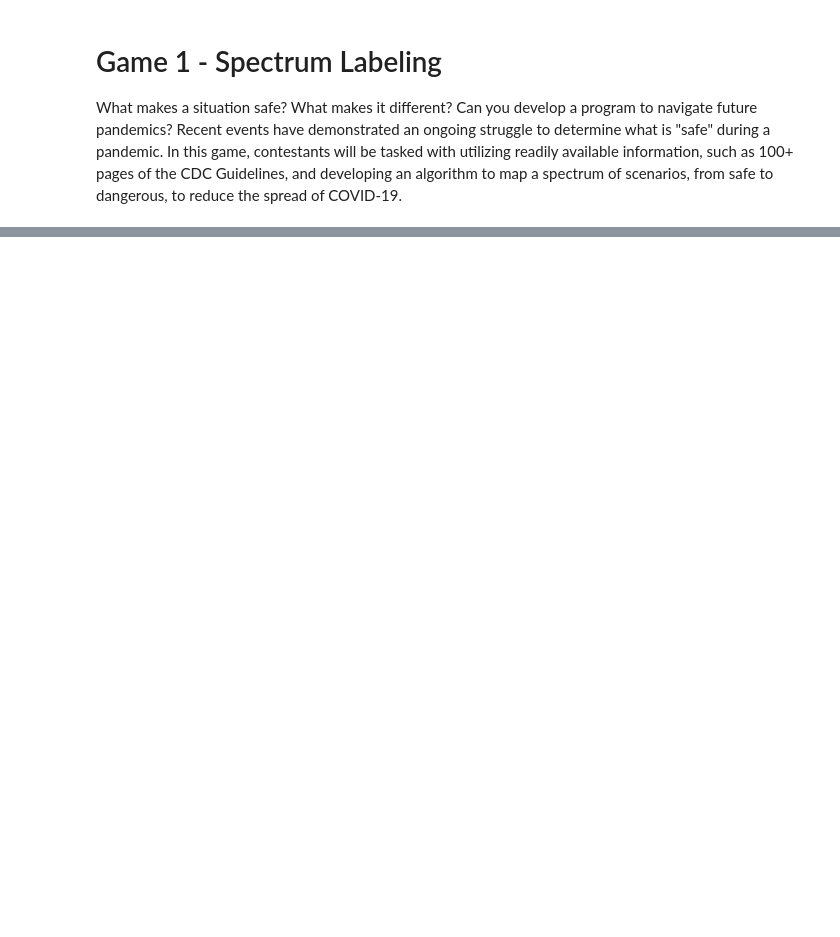
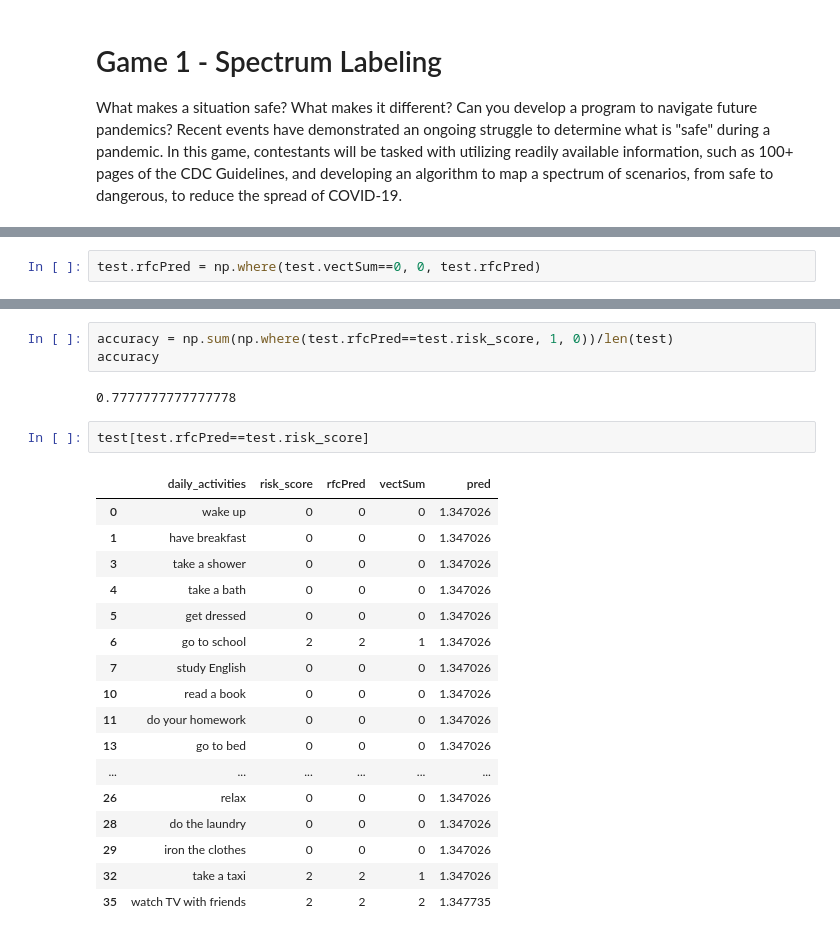
Before and after one commit to fullofentropy/HackTheMachine-1, a Jupyter notebook: game1/Game 1.ipynb, the cells around one changed output, grey strips where cells are left out. Drawn from its saved outputs; the diff is of its cells as text; blank space fills up the shorter version.

```diff
--- a/game1/Game 1.ipynb
+++ b/game1/Game 1.ipynb
@@ -34,0 +283,2 @@ sns.scatterplot(x=a, y=b)
+# %%
+test.rfcPred = np.where(test.vectSum==0, 0, test.rfcPred)
@@ -34,0 +305,25 @@ sns.scatterplot(x=a, y=b)
+# %%
+accuracy = np.sum(np.where(test.rfcPred==test.risk_score, 1, 0))/len(test)
+accuracy
+# %% [output]
+0.7777777777777778
+# %%
+test[test.rfcPred==test.risk_score]
+# %% [output]
+|  | daily_activities | risk_score | rfcPred | vectSum | pred |
+| 0 | wake up | 0 | 0 | 0 | 1.347026 |
+| 1 | have breakfast | 0 | 0 | 0 | 1.347026 |
+| 3 | take a shower | 0 | 0 | 0 | 1.347026 |
+| 4 | take a bath | 0 | 0 | 0 | 1.347026 |
+| 5 | get dressed | 0 | 0 | 0 | 1.347026 |
+| 6 | go to school | 2 | 2 | 1 | 1.347026 |
+| 7 | study English | 0 | 0 | 0 | 1.347026 |
+| 10 | read a book | 0 | 0 | 0 | 1.347026 |
+| 11 | do your homework | 0 | 0 | 0 | 1.347026 |
+| 13 | go to bed | 0 | 0 | 0 | 1.347026 |
+| ... | ... | ... | ... | ... | ... |
+| 26 | relax | 0 | 0 | 0 | 1.347026 |
+| 28 | do the laundry | 0 | 0 | 0 | 1.347026 |
+| 29 | iron the clothes | 0 | 0 | 0 | 1.347026 |
+| 32 | take a taxi | 2 | 2 | 1 | 1.347026 |
+| 35 | watch TV with friends | 2 | 2 | 2 | 1.347735 |
```
Also changed, not shown: parts of 36 cells of this notebook, 2 other files.
